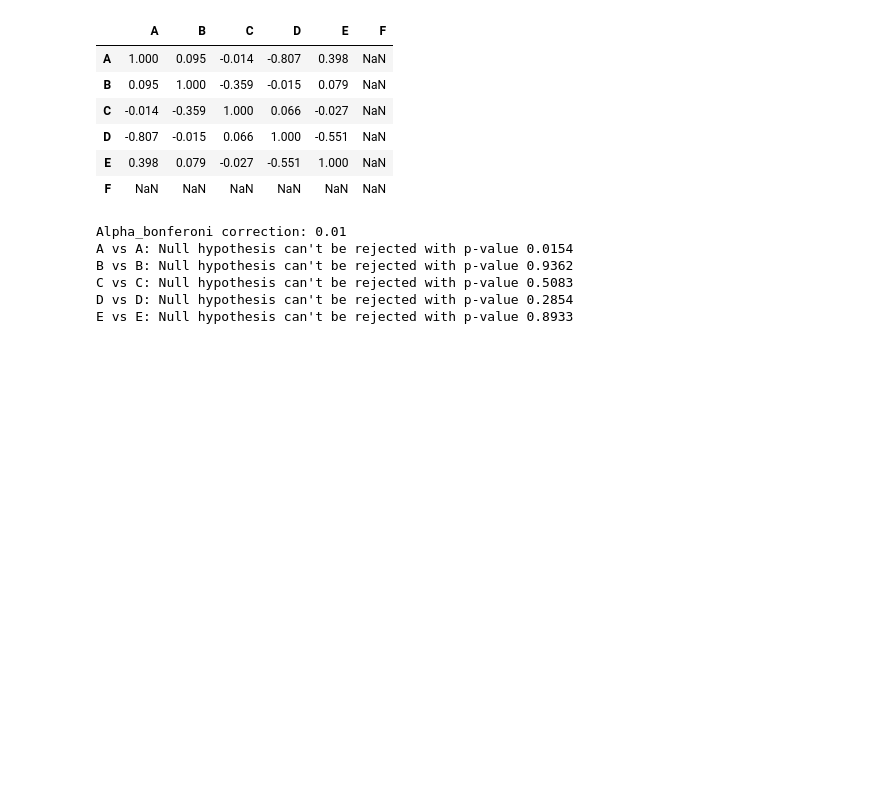
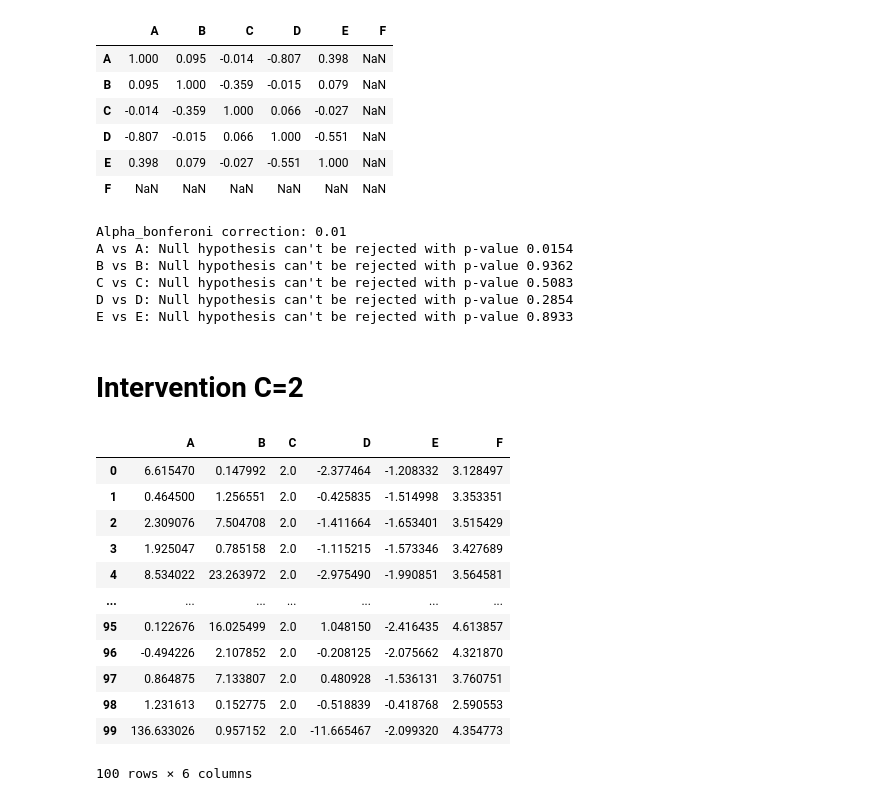
Before and after one commit to katinka314/AL_graph_project, a Jupyter notebook: analysis.ipynb, the cells around one changed output. Saved outputs shown, nothing was run; the diff lists cells and outputs as text; code cells hidden in the pictures; blank space fills up the shorter version.

Commit message:
C=2 analysis

```diff
--- a/analysis.ipynb
+++ b/analysis.ipynb
@@ -186,3 +186,22 @@ B vs B: Null hypothesis can't be rejected with p-value 0.9362
 C vs C: Null hypothesis can't be rejected with p-value 0.5083
 D vs D: Null hypothesis can't be rejected with p-value 0.2854
 E vs E: Null hypothesis can't be rejected with p-value 0.8933
+# %% [markdown]
+# Intervention C=2
+# %%
+intervention_C2, means, variances, corrs = analysis(r"data\intervention_100_C2.csv")
+intervention_C2
+# %% [output]
+|  | A | B | C | D | E | F |
+| 0 | 6.615470 | 0.147992 | 2.0 | -2.377464 | -1.208332 | 3.128497 |
+| 1 | 0.464500 | 1.256551 | 2.0 | -0.425835 | -1.514998 | 3.353351 |
+| 2 | 2.309076 | 7.504708 | 2.0 | -1.411664 | -1.653401 | 3.515429 |
+| 3 | 1.925047 | 0.785158 | 2.0 | -1.115215 | -1.573346 | 3.427689 |
+| 4 | 8.534022 | 23.263972 | 2.0 | -2.975490 | -1.990851 | 3.564581 |
+| ... | ... | ... | ... | ... | ... | ... |
+| 95 | 0.122676 | 16.025499 | 2.0 | 1.048150 | -2.416435 | 4.613857 |
+| 96 | -0.494226 | 2.107852 | 2.0 | -0.208125 | -2.075662 | 4.321870 |
+| 97 | 0.864875 | 7.133807 | 2.0 | 0.480928 | -1.536131 | 3.760751 |
+| 98 | 1.231613 | 0.152775 | 2.0 | -0.518839 | -0.418768 | 2.590553 |
+| 99 | 136.633026 | 0.957152 | 2.0 | -11.665467 | -2.099320 | 4.354773 |
+100 rows × 6 columns
```
Also changed, not shown: parts of 3 cells of this notebook.
